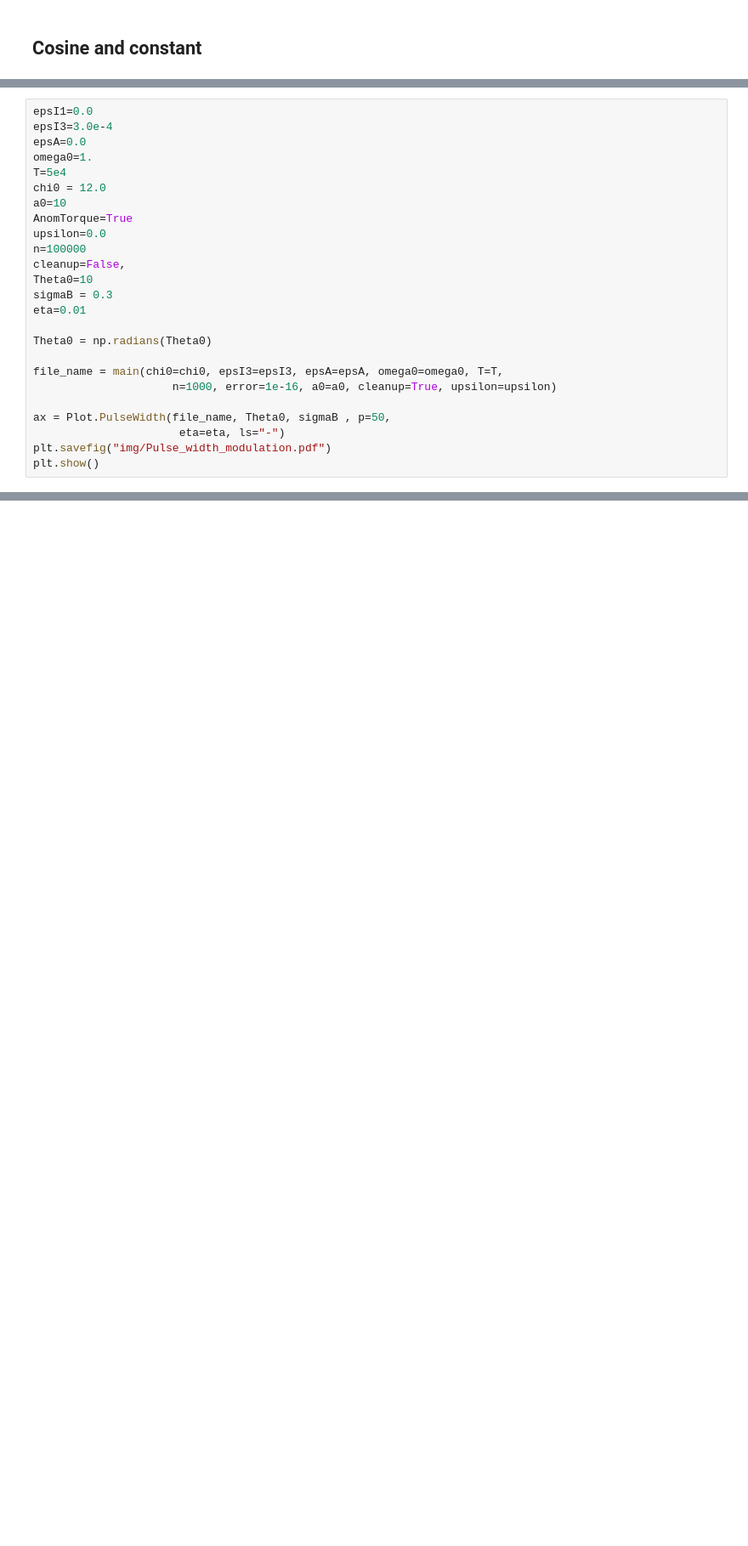
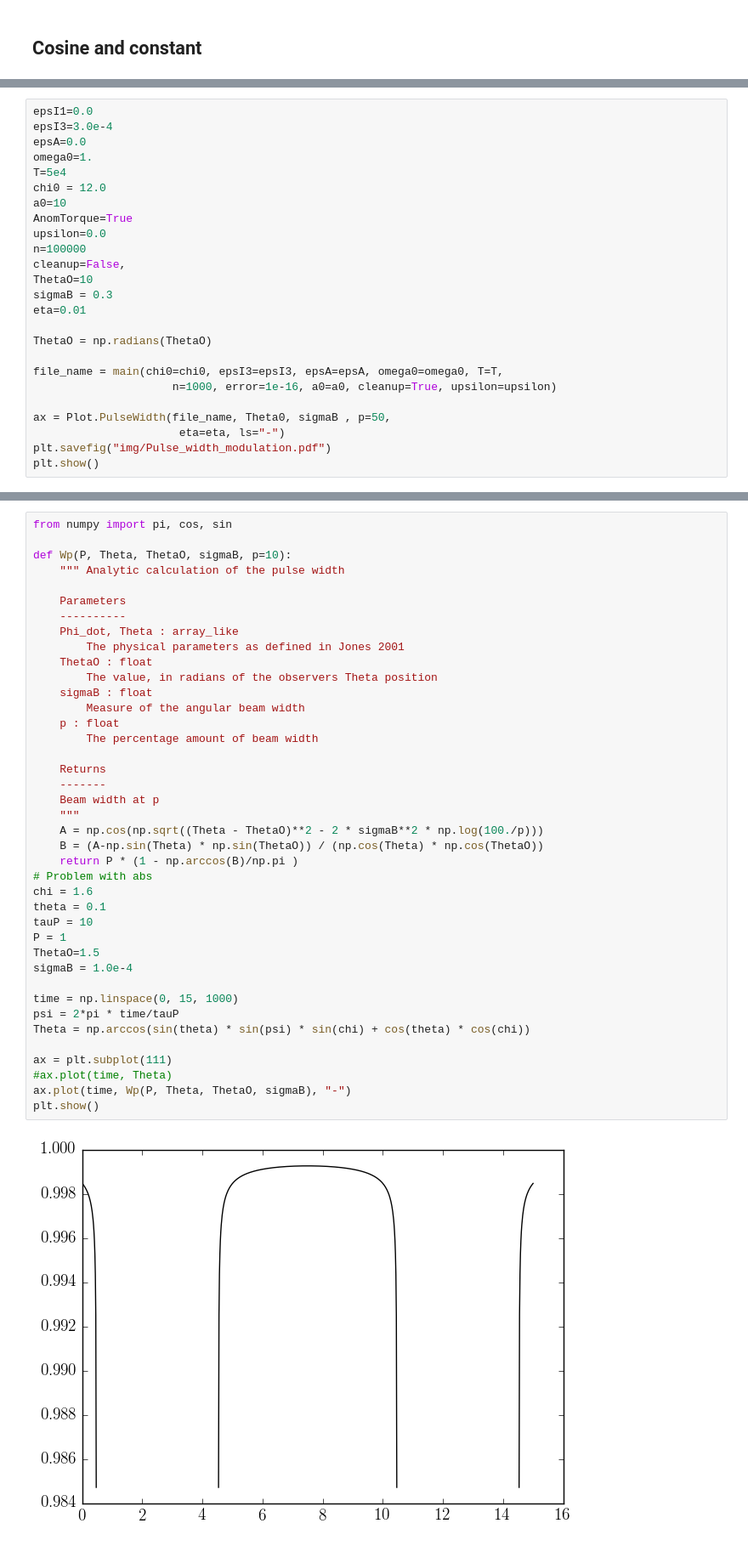
Before and after one commit to GregoryAshton/neutron_star_modelling, a Jupyter notebook: BeamwidthCalculation/GeneratePlots.ipynb, the cells around one changed output, grey strips where cells are left out. Shown at 85% size. Saved outputs shown, nothing was run; the diff lists cells and outputs as text; blank space fills up the shorter version.

Commit message:
Update beamwidth calculation

```diff
--- a/BeamwidthCalculation/GeneratePlots.ipynb
+++ b/BeamwidthCalculation/GeneratePlots.ipynb
@@ -94,11 +97,11 @@ AnomTorque=True
 upsilon=0.0
 n=100000
 cleanup=False,
-Theta0=10
+ThetaO=10
 sigmaB = 0.3
 eta=0.01
 
-Theta0 = np.radians(Theta0)
+ThetaO = np.radians(ThetaO)
 
 file_name = main(chi0=chi0, epsI3=epsI3, epsA=epsA, omega0=omega0, T=T,
                      n=1000, error=1e-16, a0=a0, cleanup=True, upsilon=upsilon)
@@ -111,0 +117,42 @@ plt.show()
+# %%
+from numpy import pi, cos, sin
+
+def Wp(P, Theta, ThetaO, sigmaB, p=10):
+    """ Analytic calculation of the pulse width
+
+    Parameters
+    ----------
+    Phi_dot, Theta : array_like
+        The physical parameters as defined in Jones 2001
+    ThetaO : float
+        The value, in radians of the observers Theta position
+    sigmaB : float
+        Measure of the angular beam width
+    p : float
+        The percentage amount of beam width
+
+    Returns
+    -------
+    Beam width at p
+    """
+    A = np.cos(np.sqrt((Theta - ThetaO)**2 - 2 * sigmaB**2 * np.log(100./p)))
+    B = (A-np.sin(Theta) * np.sin(ThetaO)) / (np.cos(Theta) * np.cos(ThetaO))
+    return P * (1 - np.arccos(B)/np.pi )
+# Problem with abs
+chi = 1.6
+theta = 0.1
+tauP = 10
+P = 1
+ThetaO=1.5
+sigmaB = 1.0e-4
+
+time = np.linspace(0, 15, 1000)
+psi = 2*pi * time/tauP
+Theta = np.arccos(sin(theta) * sin(psi) * sin(chi) + cos(theta) * cos(chi))
+
+ax = plt.subplot(111)
+#ax.plot(time, Theta)
+ax.plot(time, Wp(P, Theta, ThetaO, sigmaB), "-")
+plt.show()
+# %% [output]
+[figure, added]
```
Also changed, not shown: parts of 3 cells of this notebook, 5 other files.
